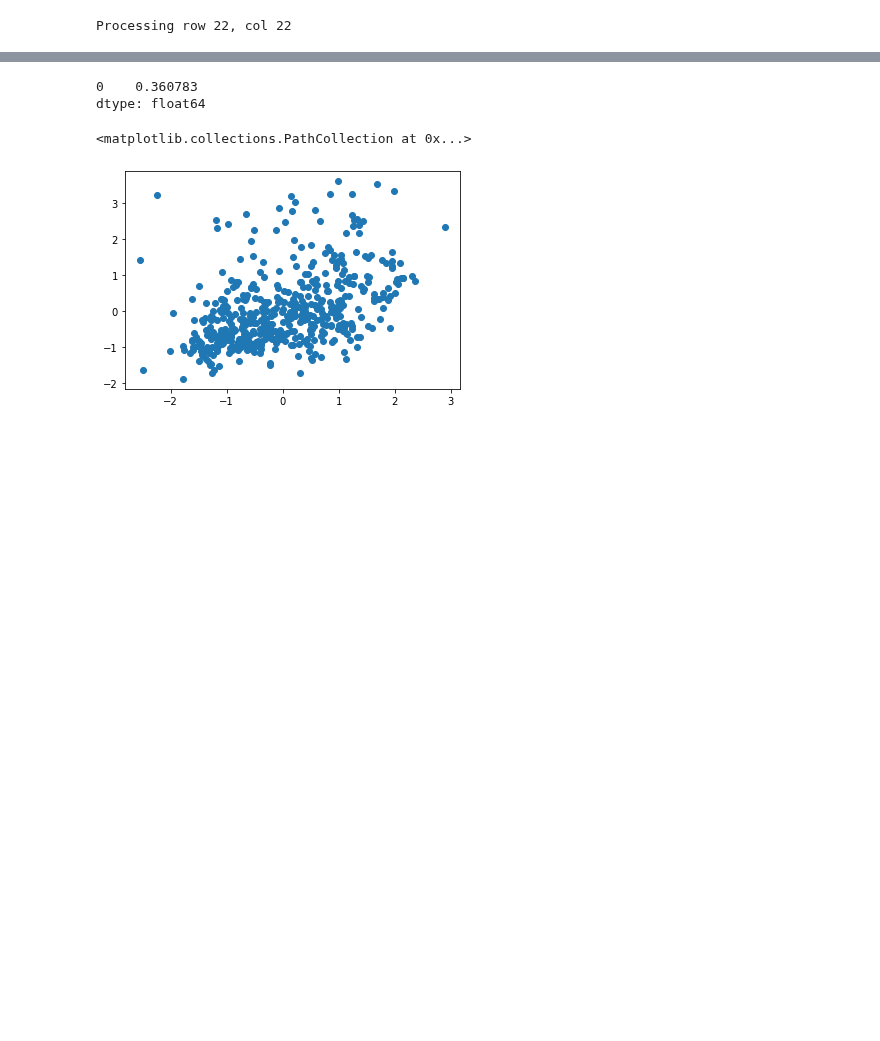
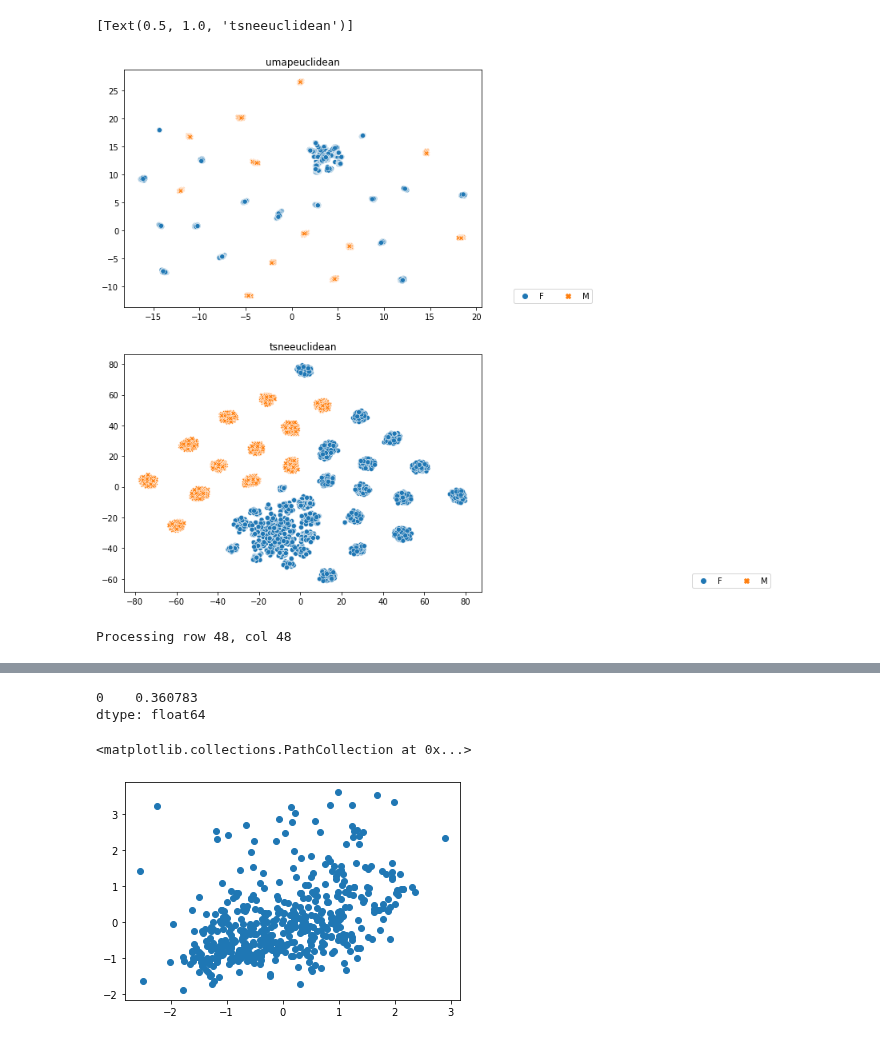
Before and after one commit to Rahul-Brito/infantvoice, a Jupyter notebook: scripts/Sohye Notebook Extra Embeddings.ipynb, the cells around one changed output, grey strips where cells are left out. Cells and saved outputs as stored; diff of their text form; code cells hidden in the pictures; blank space fills up the shorter version.

```diff
--- a/scripts/Sohye Notebook Extra Embeddings.ipynb
+++ b/scripts/Sohye Notebook Extra Embeddings.ipynb
@@ -89 +108,20 @@ No artists with labels found to put in legend.  Note that artists whose label st
+# %%
+##plot 2 dimensions from each dimension reduction
+fig, (ax1,ax2) = plt.subplots(2,figsize=(8,12))
+#fig, (ax1, ax2) = plt.subplots(ncols=2, figsize=(16,6))
+
+clust_plt_umap = sns.scatterplot(x=Xumap[:,0], y=Xumap[:,1], ax=ax1, hue=emb_label_clean.sex, style=emb_label_clean.sex, legend=True)
+ax1.legend(loc="lower center",bbox_to_anchor=(1.2,  0), ncol=2)
+clust_plt_umap.set(title = 'umap' + metric)
+#clust_plt_umap.set(title = str(dist.umap))
+
+#clust_plt_my_tsne = sns.scatterplot(x=my_tsne_test.dim0, y=my_tsne_test.dim1, ax=ax1, palette="Paired", hue=emb.part_id, style=emb.part_id)
+#ax1.legend(loc="lower center",bbox_to_anchor=(1.2,  0), ncol=2)
+
+clust_plt_tsne = sns.scatterplot(x=Xtsne[:,0], y=Xtsne[:,1], ax=ax2, hue=emb_label_clean.sex, style=emb_label_clean.sex,legend=True)
+ax2.legend(loc="lower center",bbox_to_anchor=(1.7,  0), ncol=2)
+clust_plt_tsne.set(title = 'tsne' + metric)
+# %% [output]
+[Text(0.5, 1.0, 'tsneeuclidean')]
+[figure, added]
 # %%
@@ -94,8 +132,8 @@ Xtsne['part_id'] = emb.part_id.to_numpy()
 # %%
-d_umap = dm.hausdorff_distances(Xumap)
-d_tsne = dm.hausdorff_distances(Xtsne)
+d_umap = dm.hausdorff_distances(Xumap_df)
+d_tsne = dm.hausdorff_distances(Xtsne_df)
 # %% [output]
-Processing row 22, col 22
+Processing row 48, col 48
 # %%
 target = 'BB003'
 d_umap[target].abs().nlargest(n=6)
```
Also changed, not shown: parts of 9 cells of this notebook.
